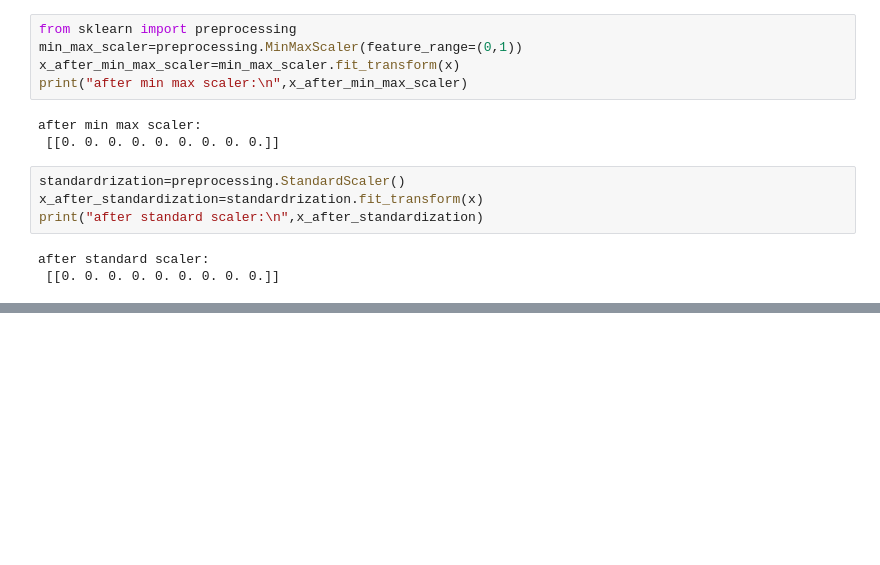
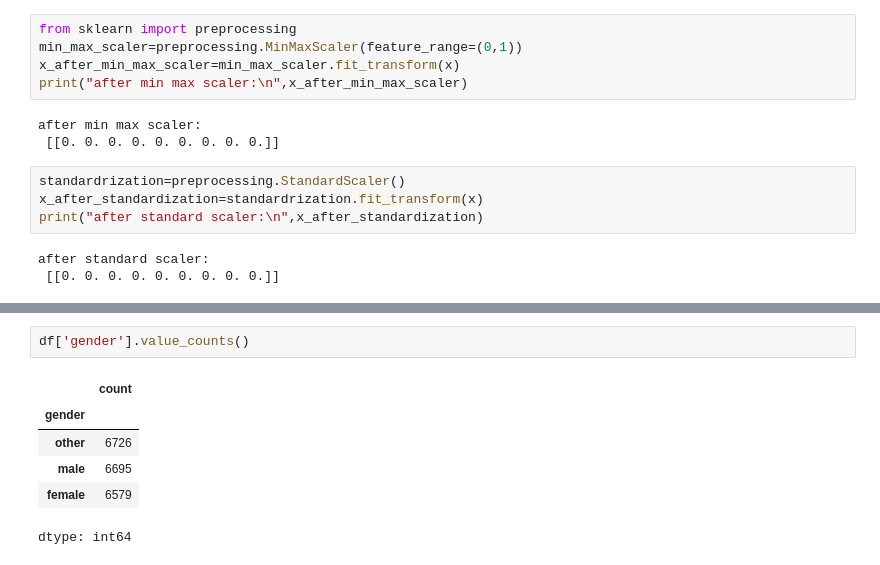
Before and after one commit to patilhumesh88-spec/ASSIGNMENT, a Jupyter notebook: Untitled0.ipynb, the cells around one changed output, grey strips where cells are left out. Saved outputs shown, nothing was run; the diff lists cells and outputs as text; blank space fills up the shorter version.

```diff
--- a/Untitled0.ipynb
+++ b/Untitled0.ipynb
@@ -54,0 +112,9 @@ NameError: name 'df' is not defined
+# %%
+df['gender'].value_counts()
+# %% [output]
+|  | count |
+| gender |  |
+| other | 6726 |
+| male | 6695 |
+| female | 6579 |
+dtype: int64
```
Also changed, not shown: parts of 10 cells of this notebook.
